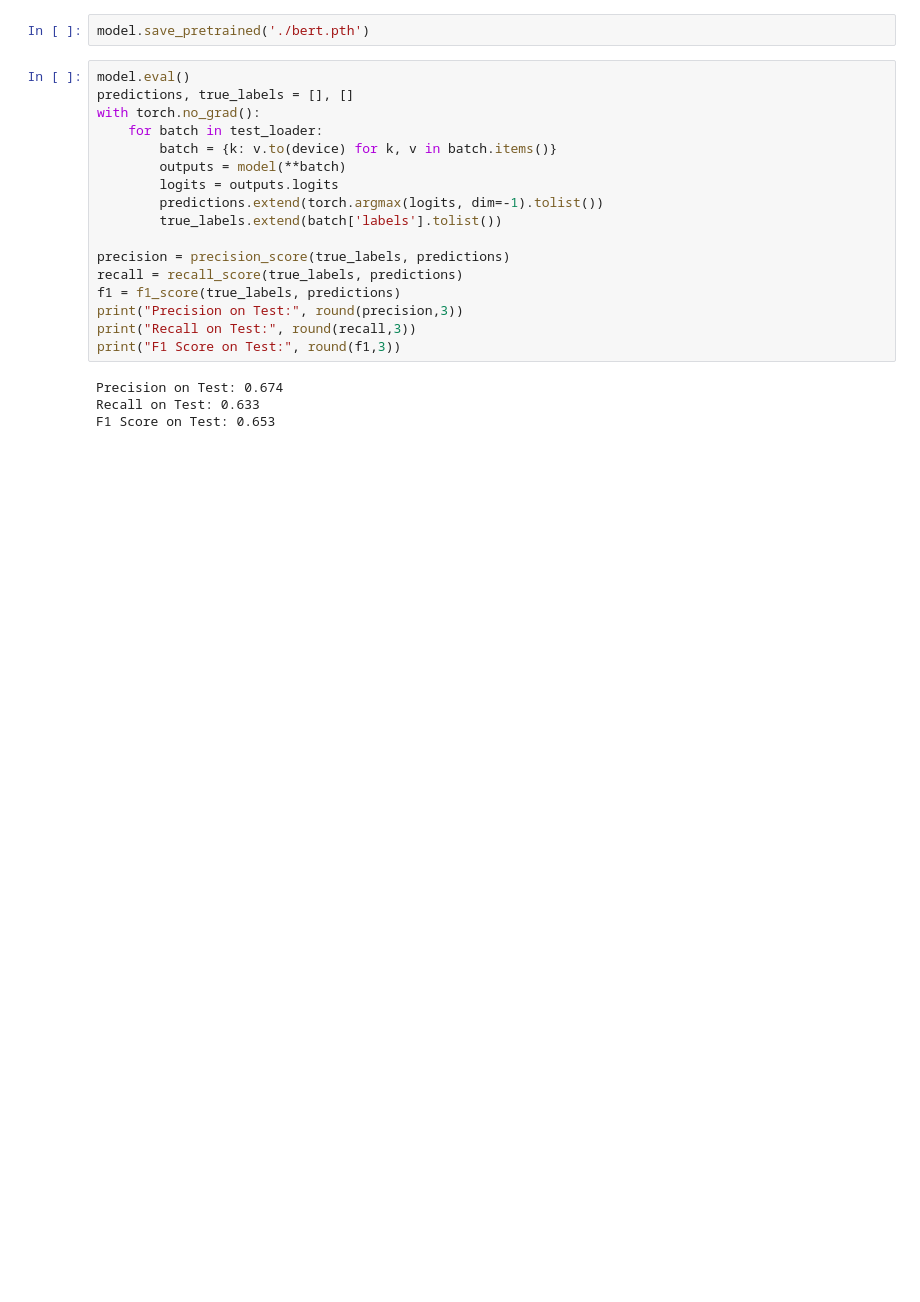
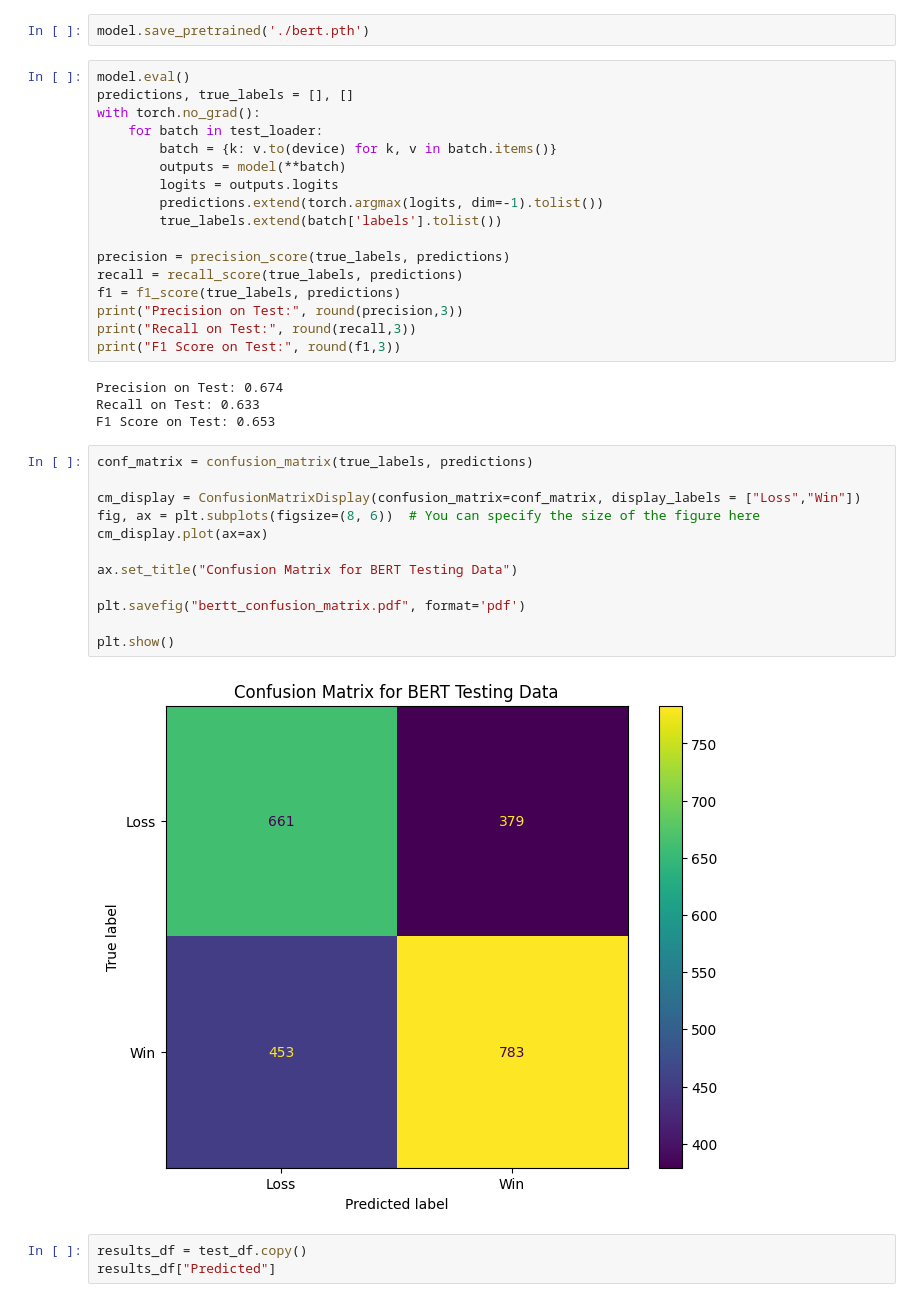
Before and after one commit to tulane-cmps6730/project-reddit, a Jupyter notebook: notebooks/New_Bert.ipynb, the cells around one changed output. Drawn from its saved outputs; the diff is of its cells as text; blank space fills up the shorter version.

```diff
--- a/notebooks/New_Bert.ipynb
+++ b/notebooks/New_Bert.ipynb
@@ -123,3 +143,20 @@ print("F1 Score on Test:", round(f1,3))
 Precision on Test: 0.674
 Recall on Test: 0.633
 F1 Score on Test: 0.653
+# %%
+conf_matrix = confusion_matrix(true_labels, predictions)
+
+cm_display = ConfusionMatrixDisplay(confusion_matrix=conf_matrix, display_labels = ["Loss","Win"])
+fig, ax = plt.subplots(figsize=(8, 6))  # You can specify the size of the figure here
+cm_display.plot(ax=ax)
+
+ax.set_title("Confusion Matrix for BERT Testing Data")
+
+plt.savefig("bertt_confusion_matrix.pdf", format='pdf')
+
+plt.show()
+# %% [output]
+[figure, added]
+# %%
+results_df = test_df.copy()
+results_df["Predicted"]
```
Also changed, not shown: parts of 4 cells of this notebook, 13 other files.
